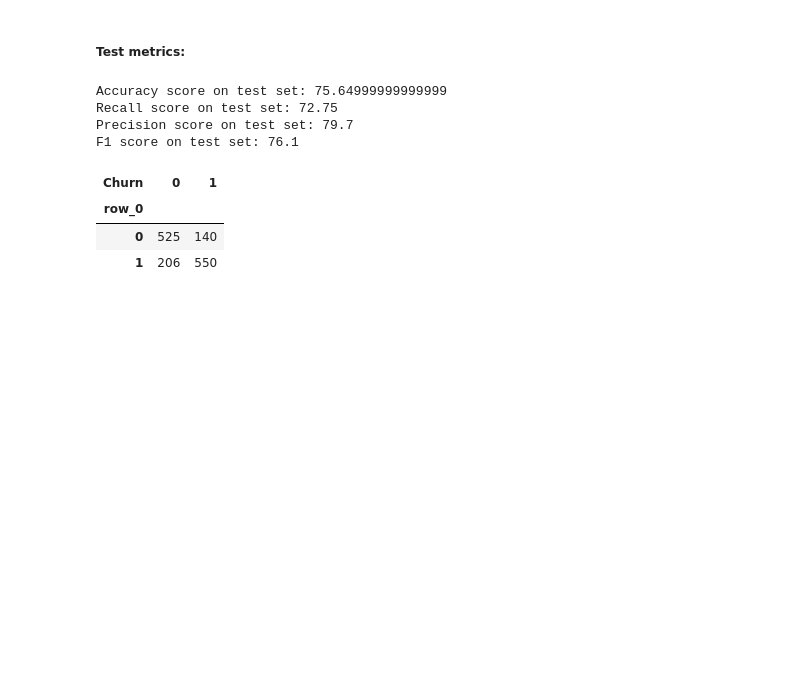
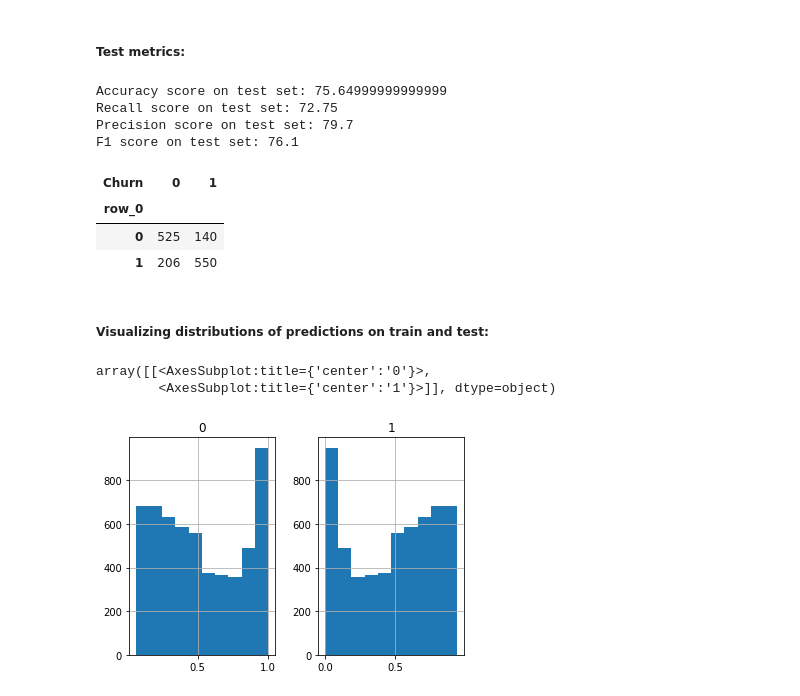
Before and after one commit to manugaco/use_cases, a Jupyter notebook: Customers_Churn_Prediction/Supervised_SL_Churn_prediction.ipynb, the cells around one changed output. Saved outputs shown, nothing was run; the diff lists cells and outputs as text; code cells hidden in the pictures; blank space fills up the shorter version.

Commit message:
Churn prediction profiling and calibration done

```diff
--- a/Customers_Churn_Prediction/Supervised_SL_Churn_prediction.ipynb
+++ b/Customers_Churn_Prediction/Supervised_SL_Churn_prediction.ipynb
@@ -875,3 +876,5 @@ pd.crosstab(y_hat_test, y_test)
 | row_0 |  |  |
 | 0 | 525 | 140 |
 | 1 | 206 | 550 |
+# %% [markdown]
+##### Visualizing distributions of predictions on train and test:
@@ -877,0 +893,6 @@ pd.crosstab(y_hat_test, y_test)
+# %%
+sns.kdeplot
+# %% [output]
+array([[<AxesSubplot:title={'center':'0'}>,
+        <AxesSubplot:title={'center':'1'}>]], dtype=object)
+[figure, added]
```
Also changed, not shown: parts of 5 cells of this notebook.
